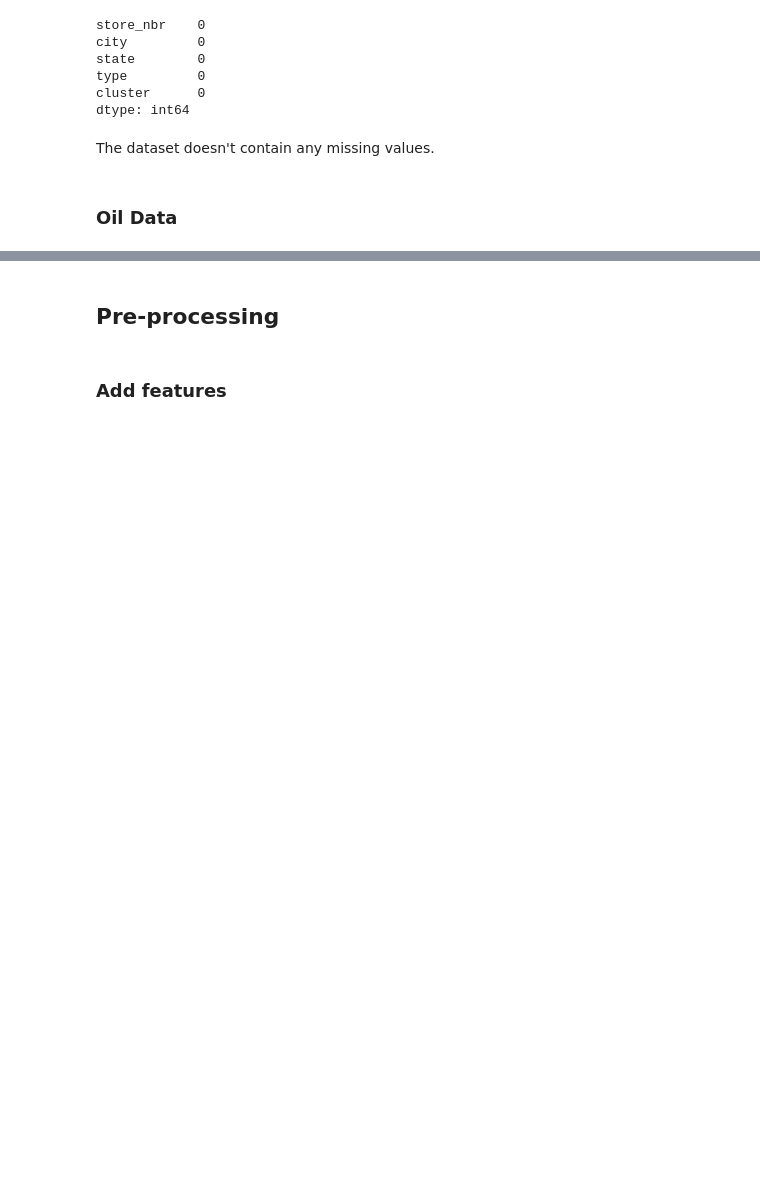
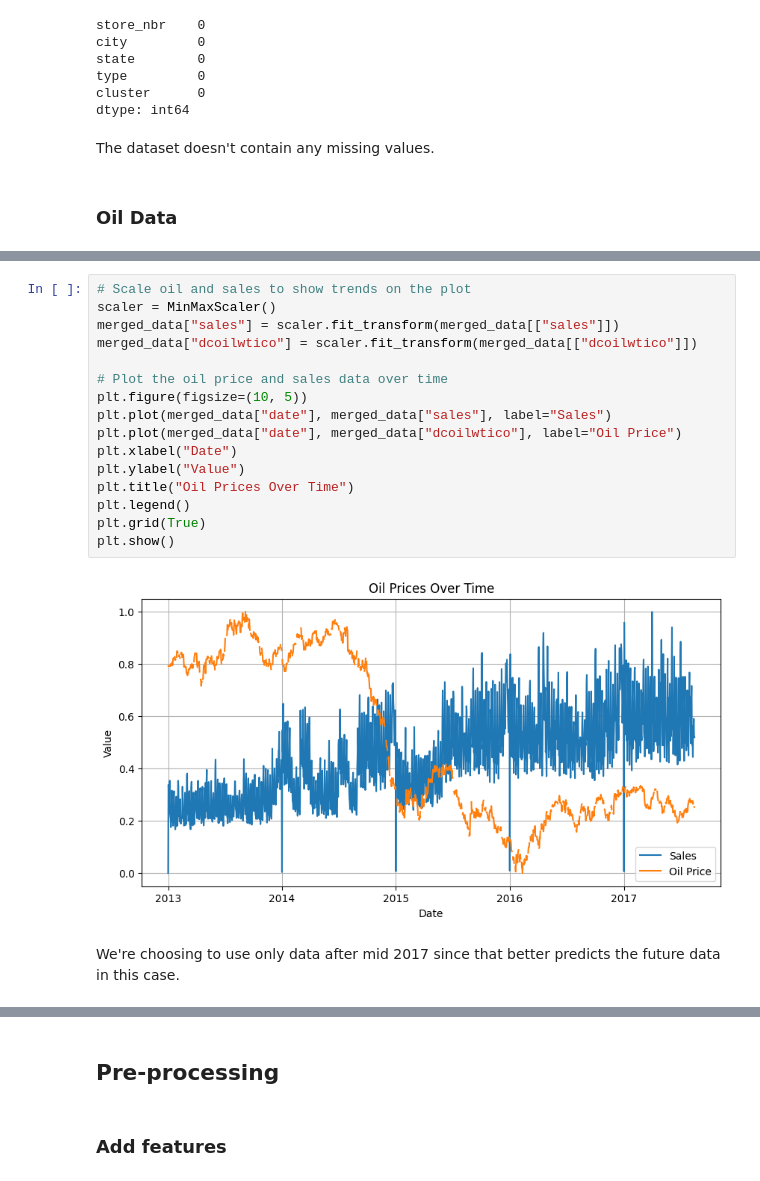
Before and after one commit to Milloz-dev/StoreSales-TimeSeriesForecasting, a Jupyter notebook: main.ipynb, the cells around one changed output, grey strips where cells are left out. Saved outputs shown, nothing was run; the diff lists cells and outputs as text; blank space fills up the shorter version.

```diff
--- a/main.ipynb
+++ b/main.ipynb
@@ -495,0 +254,20 @@ rolling doesn't seem to work well but Lag seems to be indicating price changes w
+# %%
+# Scale oil and sales to show trends on the plot
+scaler = MinMaxScaler()
+merged_data["sales"] = scaler.fit_transform(merged_data[["sales"]])
+merged_data["dcoilwtico"] = scaler.fit_transform(merged_data[["dcoilwtico"]])
+
+# Plot the oil price and sales data over time
+plt.figure(figsize=(10, 5))
+plt.plot(merged_data["date"], merged_data["sales"], label="Sales")
+plt.plot(merged_data["date"], merged_data["dcoilwtico"], label="Oil Price")
+plt.xlabel("Date")
+plt.ylabel("Value")
+plt.title("Oil Prices Over Time")
+plt.legend()
+plt.grid(True)
+plt.show()
+# %% [output]
+[figure, added]
+# %% [markdown]
+We're choosing to use only data after mid 2017 since that better predicts the future data in this case.
```
Also changed, not shown: parts of 45 cells of this notebook.
